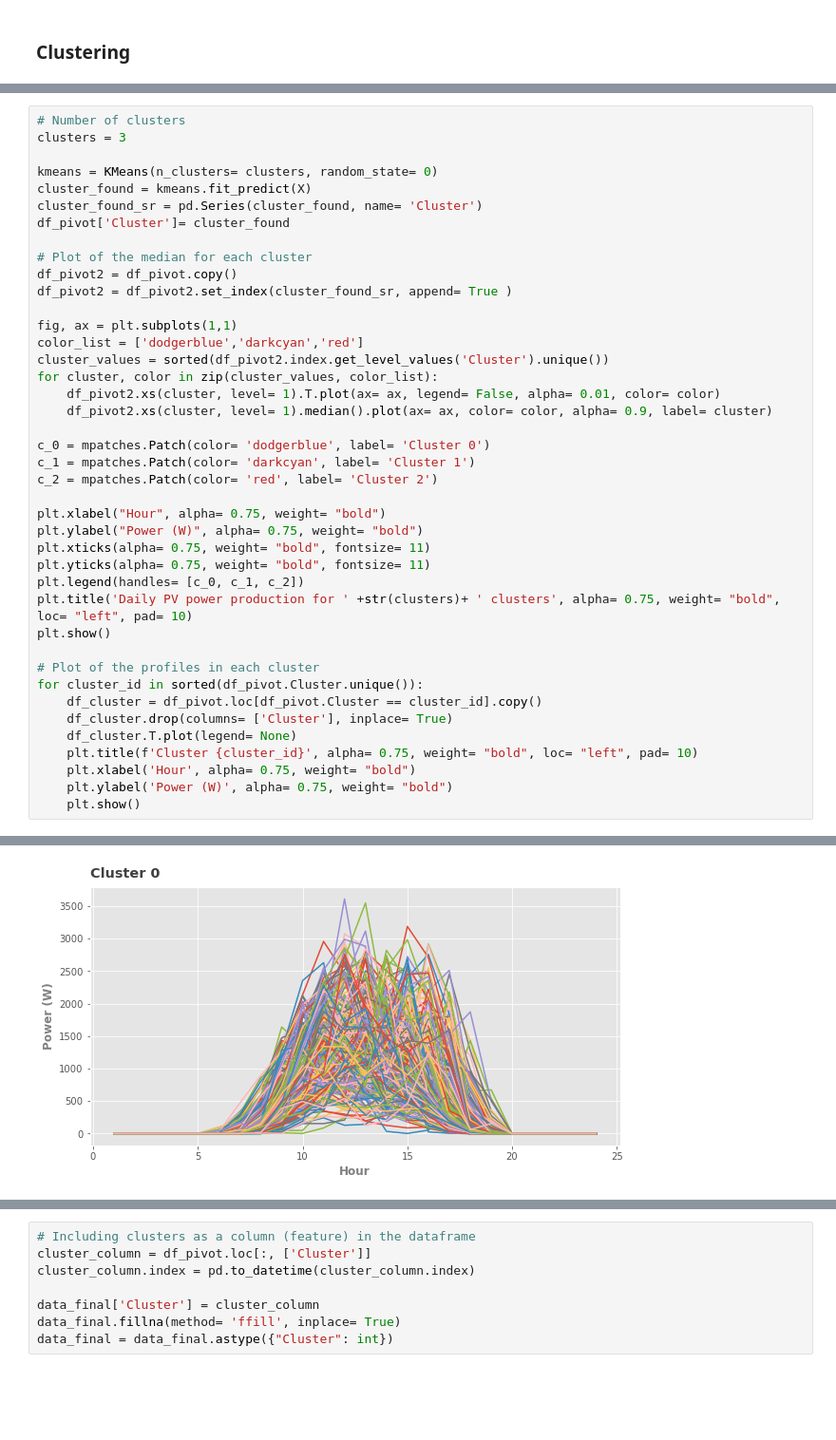
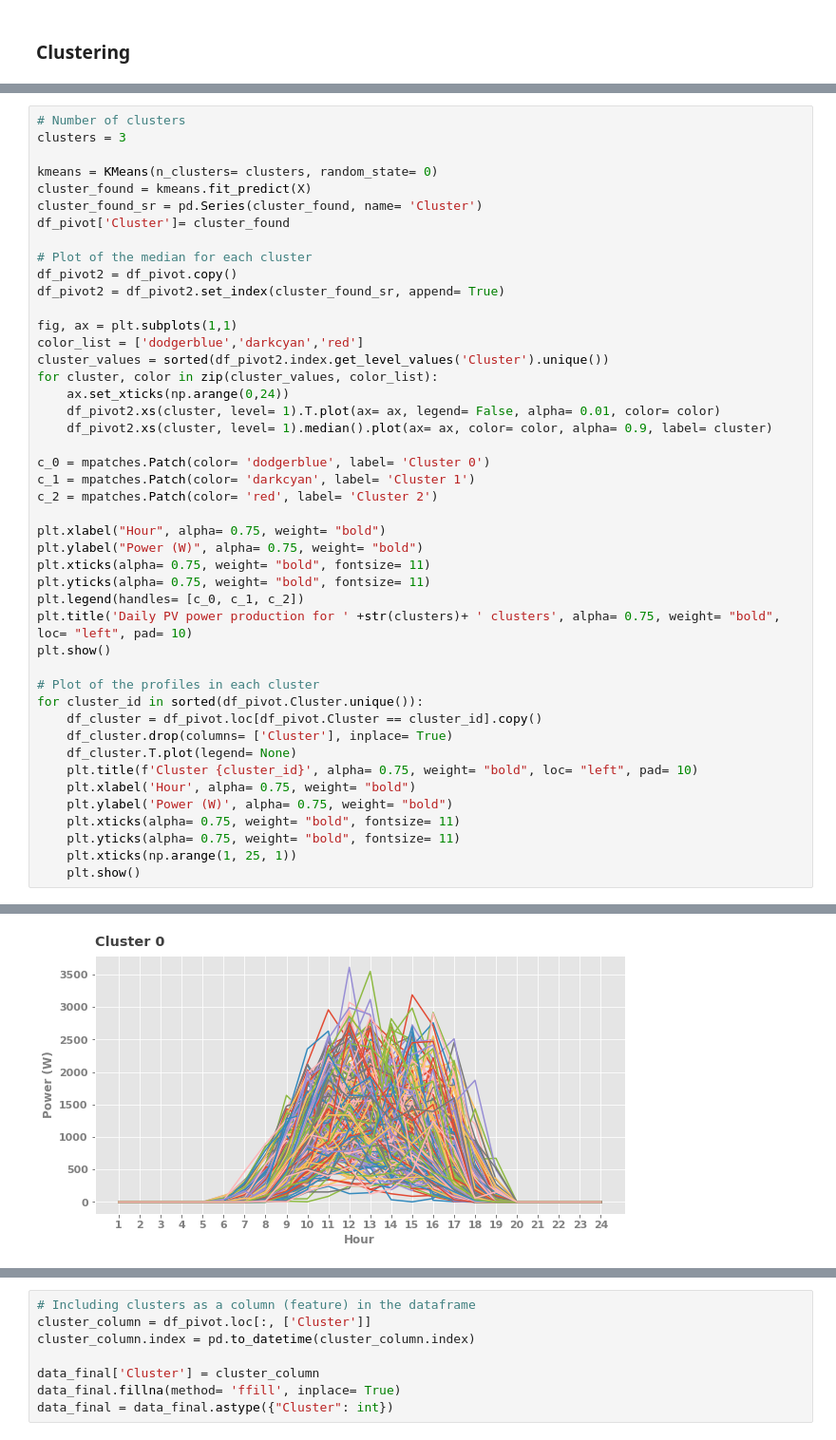
Before and after one commit to herbertj95/PV-Power-Forecast, a Jupyter notebook: PV Power Production Forecast Jupyter Notebook.ipynb, the cells around one changed output, grey strips where cells are left out. Shown at 95% size. Saved outputs shown, nothing was run; the diff lists cells and outputs as text; blank space fills up the shorter version.

```diff
--- a/PV Power Production Forecast Jupyter Notebook.ipynb
+++ b/PV Power Production Forecast Jupyter Notebook.ipynb
@@ -522,12 +545,13 @@ df_pivot['Cluster']= cluster_found
 
 # Plot of the median for each cluster
 df_pivot2 = df_pivot.copy()
-df_pivot2 = df_pivot2.set_index(cluster_found_sr, append= True )
+df_pivot2 = df_pivot2.set_index(cluster_found_sr, append= True)
 
 fig, ax = plt.subplots(1,1)
 color_list = ['dodgerblue','darkcyan','red']
 cluster_values = sorted(df_pivot2.index.get_level_values('Cluster').unique())
 for cluster, color in zip(cluster_values, color_list):
+    ax.set_xticks(np.arange(0,24))
     df_pivot2.xs(cluster, level= 1).T.plot(ax= ax, legend= False, alpha= 0.01, color= color)
     df_pivot2.xs(cluster, level= 1).median().plot(ax= ax, color= color, alpha= 0.9, label= cluster)
 
@@ -551,5 +575,8 @@ for cluster_id in sorted(df_pivot.Cluster.unique()):
     plt.title(f'Cluster {cluster_id}', alpha= 0.75, weight= "bold", loc= "left", pad= 10)
     plt.xlabel('Hour', alpha= 0.75, weight= "bold")
     plt.ylabel('Power (W)', alpha= 0.75, weight= "bold")
+    plt.xticks(alpha= 0.75, weight= "bold", fontsize= 11)
+    plt.yticks(alpha= 0.75, weight= "bold", fontsize= 11)
+    plt.xticks(np.arange(1, 25, 1))
     plt.show()
 # %% [output]
@@ -557 +584 @@ for cluster_id in sorted(df_pivot.Cluster.unique()):
-[figure, old version]
+[figure, new version]
```
Also changed, not shown: parts of 14 cells of this notebook, 1 other file.
